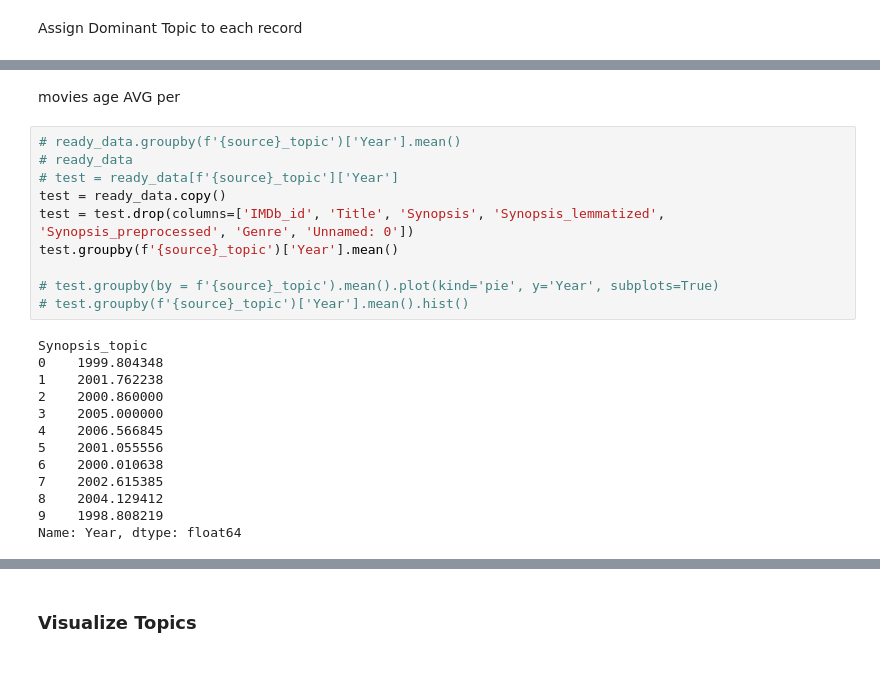
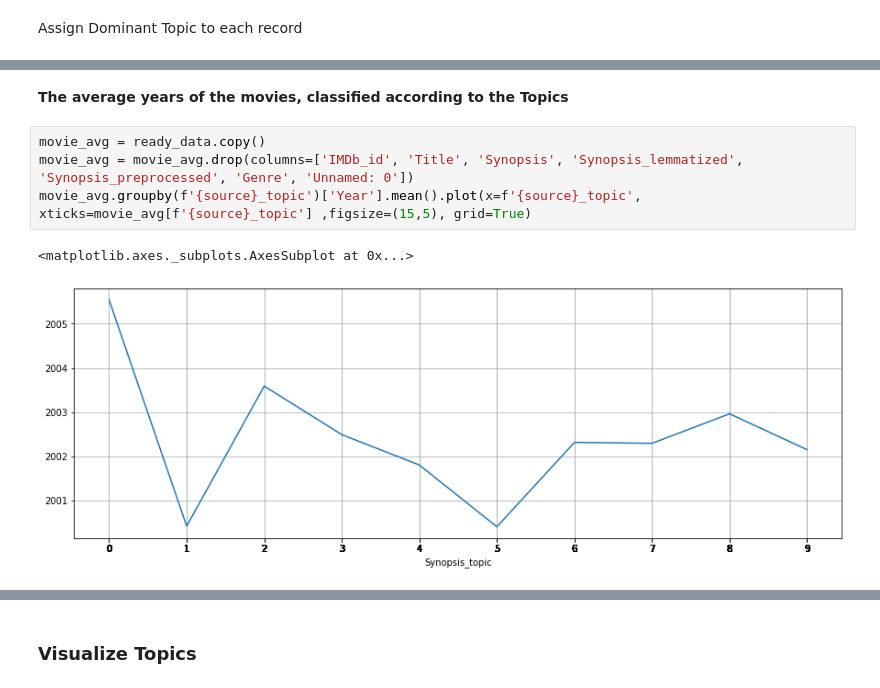
Before and after one commit to assafrbi/mini-project-Digital-Humanities, a Jupyter notebook: dh_mini.ipynb, the cells around one changed output, grey strips where cells are left out. Cells and saved outputs as stored; diff of their text form.

```diff
--- a/dh_mini.ipynb
+++ b/dh_mini.ipynb
@@ -510,25 +551,9 @@ plt.title("Count of Movies per Topic", y=1.02);
-# %% [markdown]
-movies age AVG per
+# %% [markdown]
+**The average years of the movies, classified according to the Topics**
 # %%
-# ready_data.groupby(f'{source}_topic')['Year'].mean()
-# ready_data
-# test = ready_data[f'{source}_topic']['Year']
-test = ready_data.copy()
-test = test.drop(columns=['IMDb_id', 'Title', 'Synopsis', 'Synopsis_lemmatized', 'Synopsis_preprocessed', 'Genre', 'Unnamed: 0'])
-test.groupby(f'{source}_topic')['Year'].mean()
-
-# test.groupby(by = f'{source}_topic').mean().plot(kind='pie', y='Year', subplots=True)
-# test.groupby(f'{source}_topic')['Year'].mean().hist()
+movie_avg = ready_data.copy()
+movie_avg = movie_avg.drop(columns=['IMDb_id', 'Title', 'Synopsis', 'Synopsis_lemmatized', 'Synopsis_preprocessed', 'Genre', 'Unnamed: 0'])
+movie_avg.groupby(f'{source}_topic')['Year'].mean().plot(x=f'{source}_topic', xticks=movie_avg[f'{source}_topic'] ,figsize=(15,5), grid=True)
 # %% [output]
-Synopsis_topic
-0    1999.804348
-1    2001.762238
-2    2000.860000
-3    2005.000000
-4    2006.566845
-5    2001.055556
-6    2000.010638
-7    2002.615385
-8    2004.129412
-9    1998.808219
-Name: Year, dtype: float64
+<matplotlib.axes._subplots.AxesSubplot at 0x...>
+[figure, added]
```
Also changed, not shown: parts of 11 cells of this notebook.
